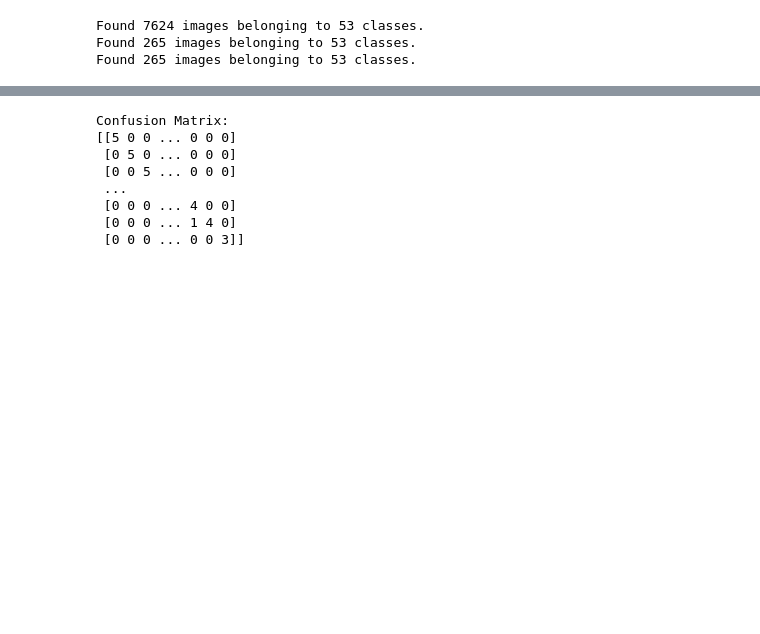
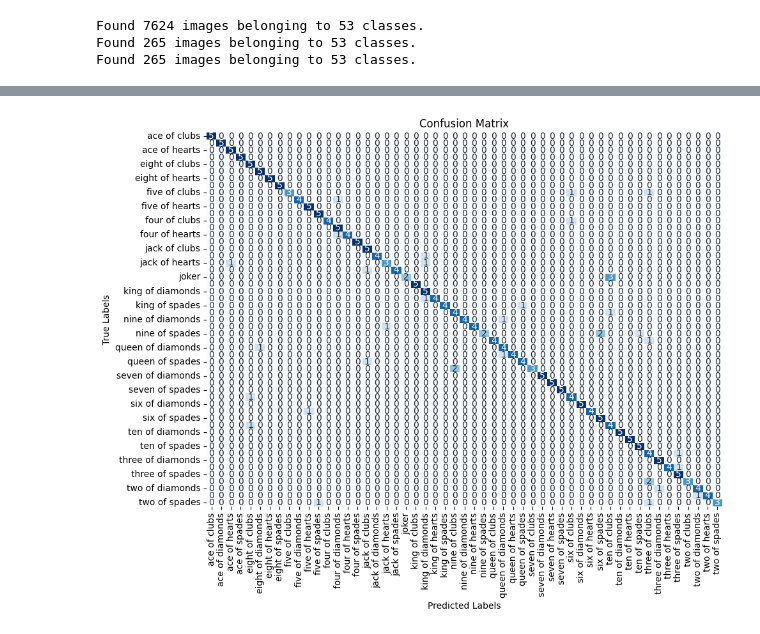
Before and after one commit to Rayssz/card_recognition, a Jupyter notebook: model/model_train.ipynb, the cells around one changed output, grey strips where cells are left out. Saved outputs shown, nothing was run; the diff lists cells and outputs as text; code cells hidden in the pictures; blank space fills up the shorter version.

```diff
--- a/model/model_train.ipynb
+++ b/model/model_train.ipynb
@@ -174,14 +198,0 @@ eight of diamonds       0.56      1.00      0.71         5
-# %%
-# Print confusion matrix
-print("\nConfusion Matrix:")
-conf_matrix = confusion_matrix(y_true, y_pred_classes)
-print(conf_matrix)
-# %% [output]
-Confusion Matrix:
-[[5 0 0 ... 0 0 0]
- [0 5 0 ... 0 0 0]
- [0 0 5 ... 0 0 0]
- ...
- [0 0 0 ... 4 0 0]
- [0 0 0 ... 1 4 0]
- [0 0 0 ... 0 0 3]]
@@ -187,0 +203,22 @@ Confusion Matrix:
+# %%
+import seaborn as sns
+import pandas as pd
+
+# Confusion Matrix with Class Labels
+def plot_confusion_matrix(cm, class_names):
+    plt.figure(figsize=(10, 8))
+    cm_df = pd.DataFrame(cm, index=class_names, columns=class_names)
+    sns.heatmap(cm_df, annot=True, fmt="d", cmap="Blues", cbar=False)
+    plt.title("Confusion Matrix")
+    plt.xlabel("Predicted Labels")
+    plt.ylabel("True Labels")
+    plt.tight_layout()
+    plt.show()
+
+# Class names from the generator
+class_names = list(test_data.class_indices.keys())
+
+# Plot the confusion matrix
+plot_confusion_matrix(cm, class_names)
+# %% [output]
+[figure, added]
```
Also changed, not shown: parts of 8 cells of this notebook, 2 other files.
